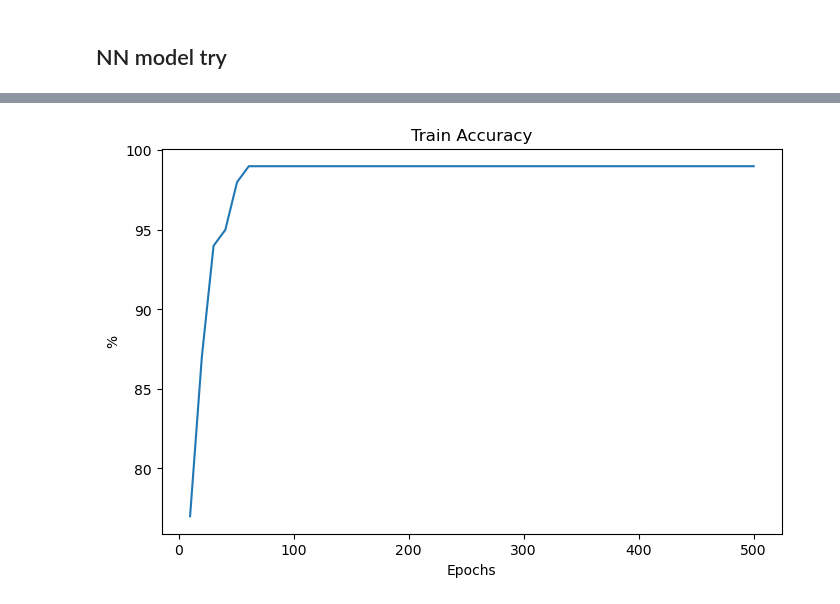
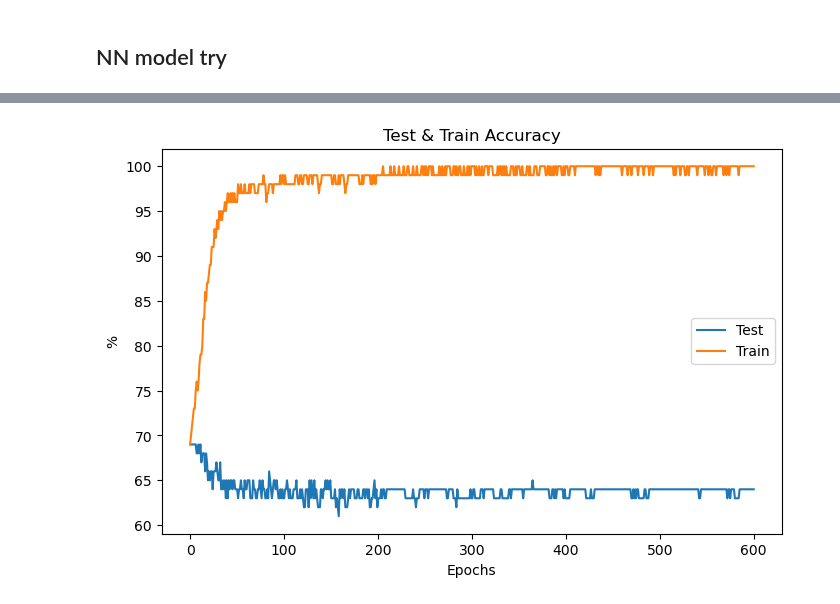
Before and after one commit to YufanQie/MLinPhotonTiming, a Jupyter notebook: PT_pytorchNN.ipynb, the cells around one changed output, grey strips where cells are left out. Cells and saved outputs as stored; diff of their text form; code cells hidden in the pictures.

```diff
--- a/PT_pytorchNN.ipynb
+++ b/PT_pytorchNN.ipynb
@@ -141,15 +202,17 @@ plt.show()
-# %%
-step = np.linspace(10, 500, 49)
-
-fig, ax = plt.subplots(figsize=(8,5))
-plt.plot(step, np.array(train_acc))
-plt.title("Train Accuracy")
-plt.xlabel("Epochs")
-plt.ylabel("%")
-#plt.yscale('log')
-plt.show()
-# %% [output]
-[figure, removed]
+# %%
+step = np.linspace(0, int(num_epochs), int(num_epochs))
+
+fig, ax = plt.subplots(figsize=(8,5))
+plt.plot(step, np.array(test_acc), label="Test")
+plt.plot(step, np.array(train_acc), label="Train")
+plt.title("Test & Train Accuracy")
+plt.xlabel("Epochs")
+plt.ylabel("%")
+plt.legend()
+#plt.yscale('log')
+plt.show()
+# %% [output]
+[figure, added]
 # %%
 y_pred, y_test,correct,total = [],[],0,0
 with torch.no_grad():
```
Also changed, not shown: parts of 12 cells of this notebook.
